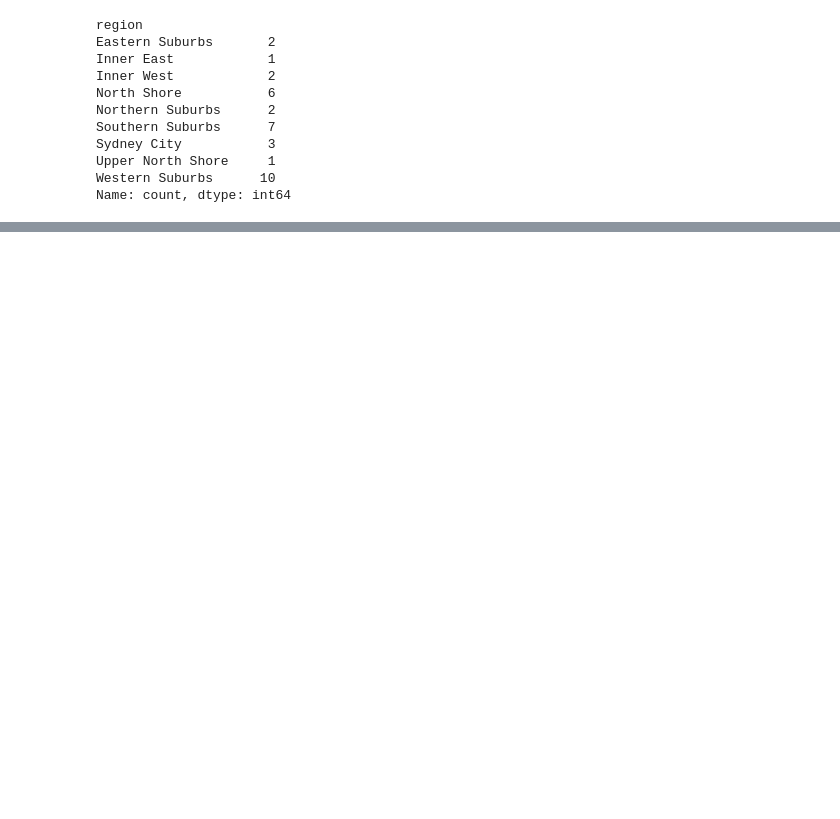
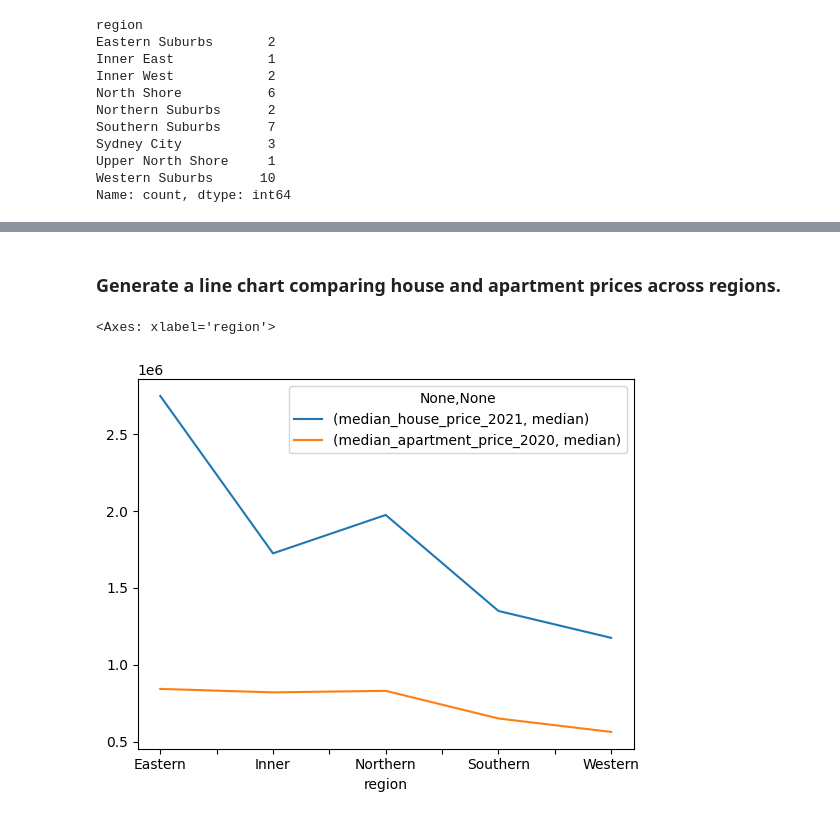
Before and after one commit to lhy-021/kaggle, a Jupyter notebook: sydney-suburbs-reviews-eda.ipynb, the cells around one changed output, grey strips where cells are left out. Saved outputs shown, nothing was run; the diff lists cells and outputs as text; code cells hidden in the pictures; blank space fills up the shorter version.

```diff
--- a/sydney-suburbs-reviews-eda.ipynb
+++ b/sydney-suburbs-reviews-eda.ipynb
@@ -124,0 +122,13 @@ df.loc[cn_15_idx, cols].query('median_apartment_price_2020<=700000').sort_values
+# %%
+df_sub.rename(columns = {'population_rounded*':'population'},inplace=True)
+
+df_sub.population = df_sub.population.replace(',','').astype(int)
+df_sub.median_house_price_2021 = df_sub.median_house_price_2021.replace('-',np.nan).astype(float)
+df_sub.median_apartment_price_2020 = df_sub.median_apartment_price_2020.replace('-',np.nan).astype(float)
+# %% [markdown]
+### Generate a line chart comparing house and apartment prices across regions.
+# %%
+df_sub.groupby('region').agg({'median_house_price_2021': ['median'],'median_apartment_price_2020': ['median']}).plot(kind='line')
+# %% [output]
+<Axes: xlabel='region'>
+[figure, added]
```
Also changed, not shown: parts of 36 cells of this notebook.
